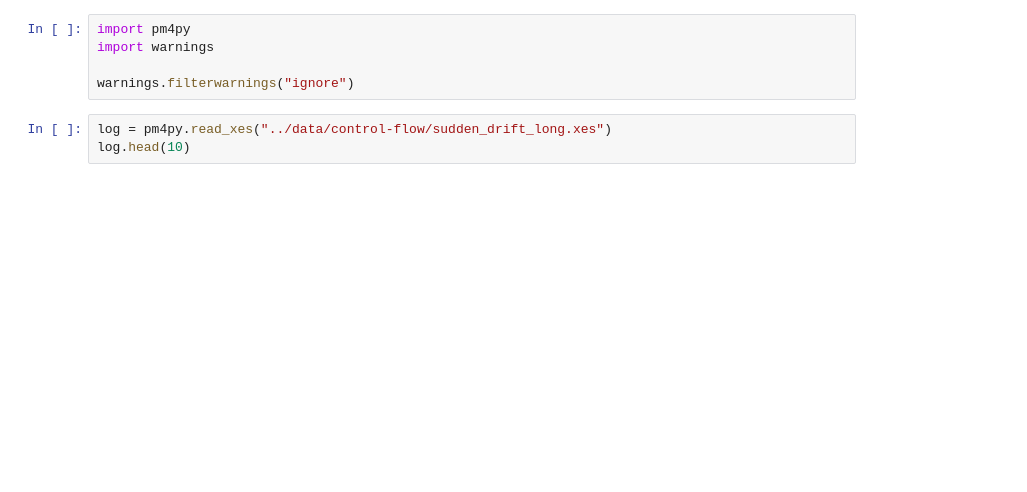
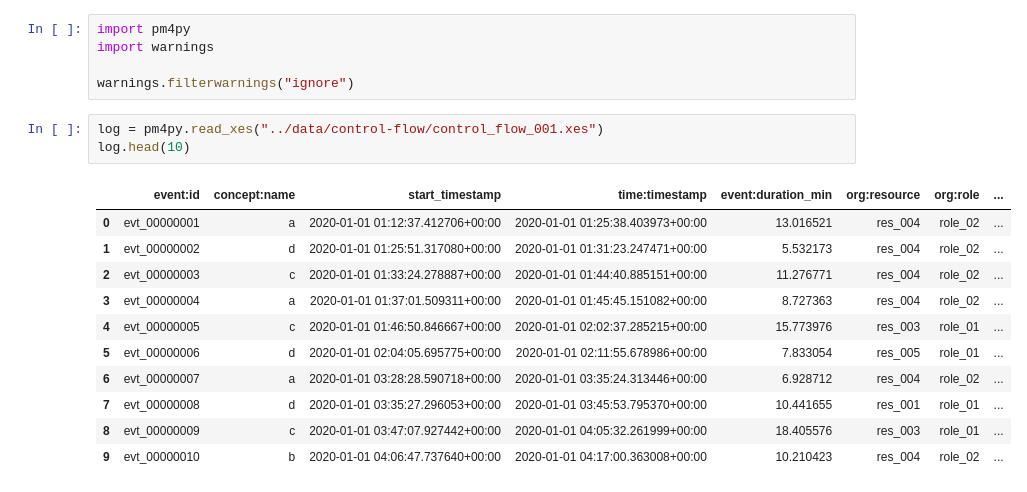
Before and after one commit to boraderen/thesis, a Jupyter notebook: notebooks/experiment.ipynb, the cells around one changed output. Saved outputs shown, nothing was run; the diff lists cells and outputs as text; blank space fills up the shorter version.

```diff
--- a/notebooks/experiment.ipynb
+++ b/notebooks/experiment.ipynb
@@ -4,8 +4,20 @@ import warnings
 
 warnings.filterwarnings("ignore")
 # %%
-log = pm4py.read_xes("../data/control-flow/sudden_drift_long.xes")
+log = pm4py.read_xes("../data/control-flow/control_flow_001.xes")
 log.head(10)
+# %% [output]
+|  | event:id | concept:name | start_timestamp | time:timestamp | event:duration_min | org:resource | org:role | ... |
+| 0 | evt_00000001 | a | 2020-01-01 01:12:37.412706+00:00 | 2020-01-01 01:25:38.403973+00:00 | 13.016521 | res_004 | role_02 | ... |
+| 1 | evt_00000002 | d | 2020-01-01 01:25:51.317080+00:00 | 2020-01-01 01:31:23.247471+00:00 | 5.532173 | res_004 | role_02 | ... |
+| 2 | evt_00000003 | c | 2020-01-01 01:33:24.278887+00:00 | 2020-01-01 01:44:40.885151+00:00 | 11.276771 | res_004 | role_02 | ... |
+| 3 | evt_00000004 | a | 2020-01-01 01:37:01.509311+00:00 | 2020-01-01 01:45:45.151082+00:00 | 8.727363 | res_004 | role_02 | ... |
+| 4 | evt_00000005 | c | 2020-01-01 01:46:50.846667+00:00 | 2020-01-01 02:02:37.285215+00:00 | 15.773976 | res_003 | role_01 | ... |
+| 5 | evt_00000006 | d | 2020-01-01 02:04:05.695775+00:00 | 2020-01-01 02:11:55.678986+00:00 | 7.833054 | res_005 | role_01 | ... |
+| 6 | evt_00000007 | a | 2020-01-01 03:28:28.590718+00:00 | 2020-01-01 03:35:24.313446+00:00 | 6.928712 | res_004 | role_02 | ... |
+| 7 | evt_00000008 | d | 2020-01-01 03:35:27.296053+00:00 | 2020-01-01 03:45:53.795370+00:00 | 10.441655 | res_001 | role_01 | ... |
+| 8 | evt_00000009 | c | 2020-01-01 03:47:07.927442+00:00 | 2020-01-01 04:05:32.261999+00:00 | 18.405576 | res_003 | role_01 | ... |
+| 9 | evt_00000010 | b | 2020-01-01 04:06:47.737640+00:00 | 2020-01-01 04:17:00.363008+00:00 | 10.210423 | res_004 | role_02 | ... |
 # %%
 variants = pm4py.get_variants(log)
 
```
Also changed, not shown: parts of 7 cells of this notebook, 9 other files.
